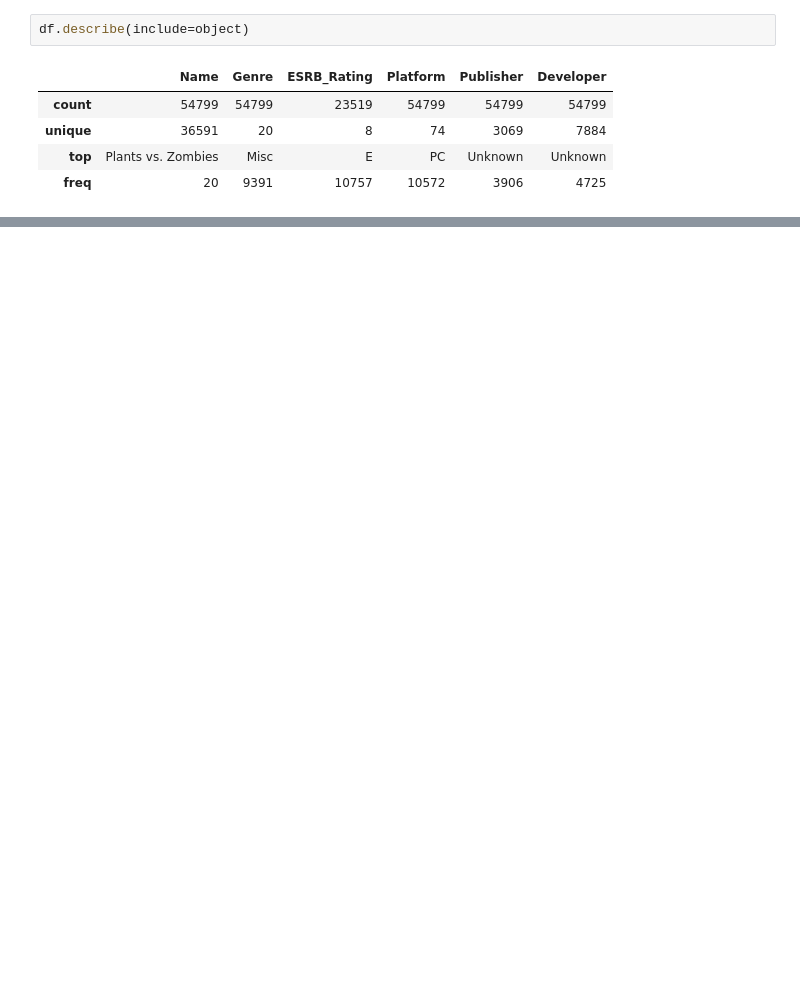
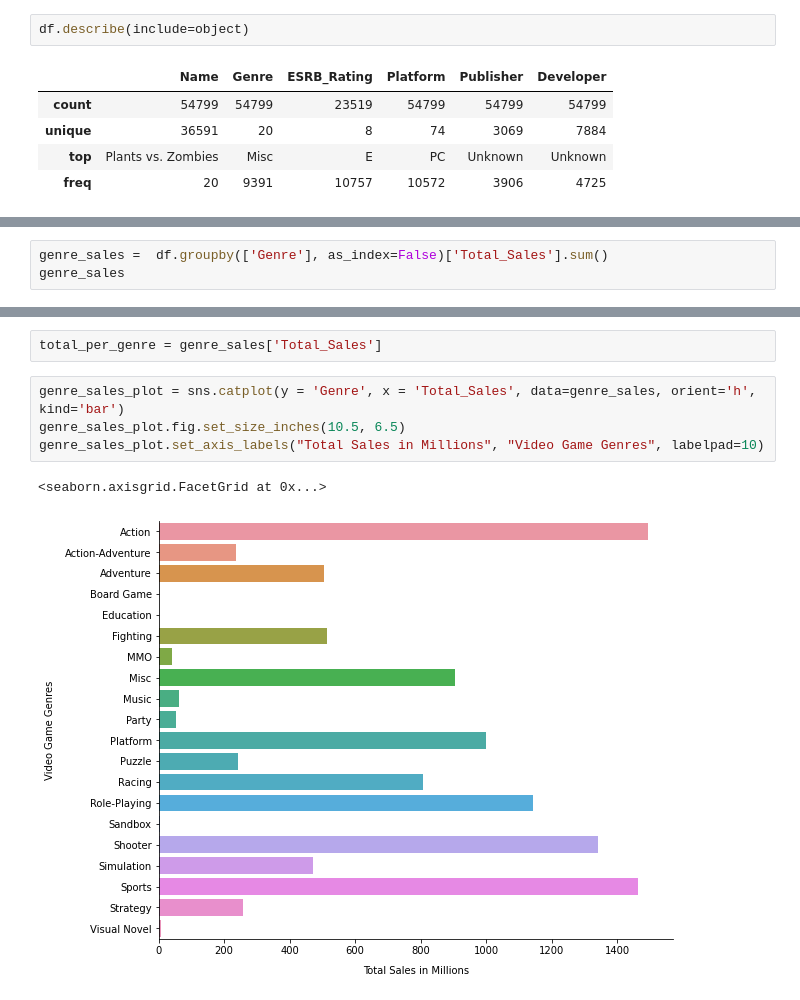
Before and after one commit to Secade/DATASCI-Video-Game-Sales, a Jupyter notebook: Video Game Sales EDA.ipynb, the cells around one changed output, grey strips where cells are left out. Drawn from its saved outputs; the diff is of its cells as text; blank space fills up the shorter version.

```diff
--- a/Video Game Sales EDA.ipynb
+++ b/Video Game Sales EDA.ipynb
@@ -142,0 +247,3 @@ df.describe(include=object)
+# %%
+genre_sales =  df.groupby(['Genre'], as_index=False)['Total_Sales'].sum()
+genre_sales
@@ -142,0 +268,9 @@ df.describe(include=object)
+# %%
+total_per_genre = genre_sales['Total_Sales']
+# %%
+genre_sales_plot = sns.catplot(y = 'Genre', x = 'Total_Sales', data=genre_sales, orient='h', kind='bar')
+genre_sales_plot.fig.set_size_inches(10.5, 6.5)
+genre_sales_plot.set_axis_labels("Total Sales in Millions", "Video Game Genres", labelpad=10)
+# %% [output]
+<seaborn.axisgrid.FacetGrid at 0x...>
+[figure, added]
```
Also changed, not shown: parts of 16 cells of this notebook.
